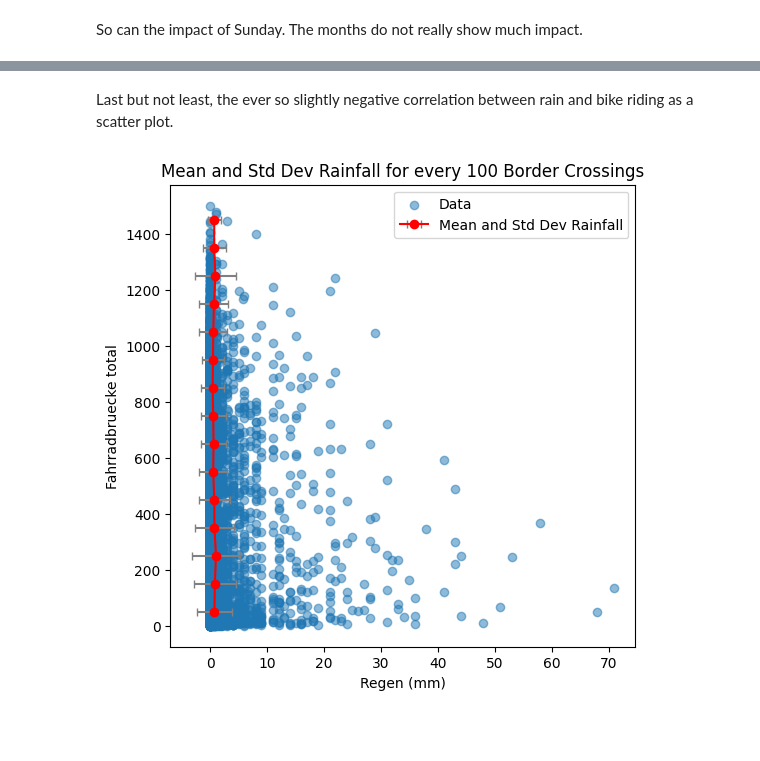
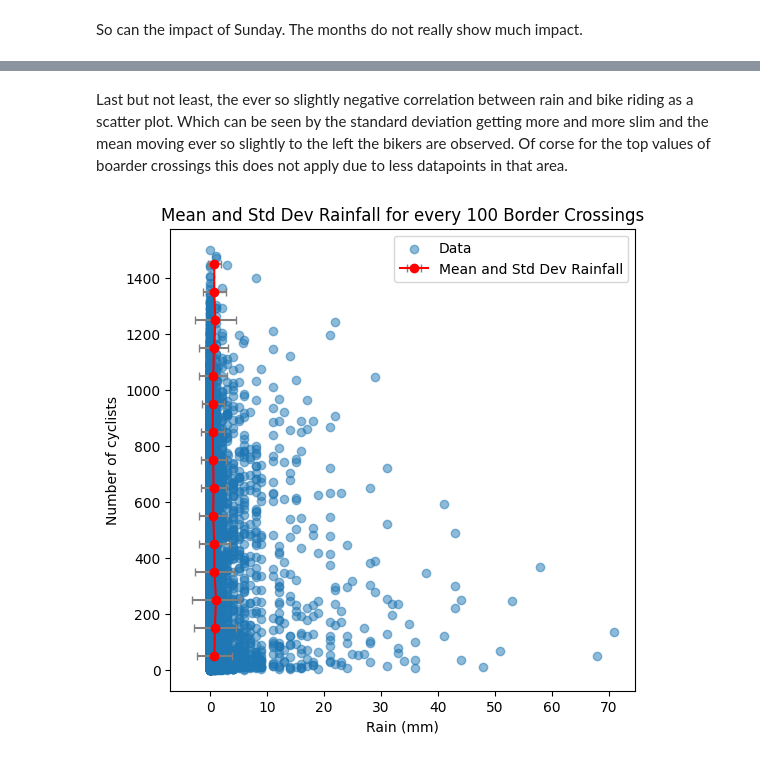
Before and after one commit to Waldleufer/2023-amse-data-engineering, a Jupyter notebook: project/report.ipynb, the cells around one changed output, grey strips where cells are left out. Saved outputs shown, nothing was run; the diff lists cells and outputs as text; code cells hidden in the pictures; blank space fills up the shorter version.

```diff
--- a/project/report.ipynb
+++ b/project/report.ipynb
@@ -340,0 +364,19 @@ plt.show()
+# %%
+# Create a new column representing the hour of the day
+df_merged['Hour of Day'] = df_merged['Start DateTime'].dt.hour
+
+# Group by 'Hour of Day' and calculate mean of 'Total Border Crossings'
+mean_border_crossings = df_merged.groupby('Hour of Day')['Temperatur (°C)'].mean()
+
+# Create the scatter plot
+plt.figure(figsize=(10, 6))
+plt.scatter(df_merged['Hour of Day'], df_merged['Temperatur (°C)'], alpha=0.5)
+plt.plot(mean_border_crossings.index, mean_border_crossings.values, color='red', marker='o')  # plot mean line
+
+plt.xlabel('Hour of Day (0 - 23)')
+plt.ylabel('Temperature (°C)')
+plt.title('Total Border Crossings at Different Times of the Day')
+plt.grid(True)
+
+plt.legend(['Temperature (°C)', 'Mean'])
+plt.show()
@@ -478,28 +522,28 @@ NameError: name 'np' is not defined
-# %% [markdown]
-Last but not least, the ever so slightly negative correlation between rain and bike riding as a scatter plot.
+# %% [markdown]
+Last but not least, the ever so slightly negative correlation between rain and bike riding as a scatter plot. Which can be seen by the standard deviation getting more and more slim and the mean moving ever so slightly to the left the bikers are observed. Of corse for the top values of boarder crossings this does not apply due to less datapoints in that area.
 # %%
 # Now plot the rain to boarder crossings
 # Define the bins
 bins = range(0, df_merged['Fahrradbruecke total'].max() + 100, 100)
 
 # Create a new column 'Binned Border Crossings' that categorizes 'Fahrradbruecke total' into bins
 df_merged['Binned Border Crossings'] = pd.cut(df_merged['Fahrradbruecke total'], bins, include_lowest=True, right=False)
 
 # Group by 'Binned Border Crossings' and calculate the mean and standard deviation of 'Regen (mm)'
 grouped_means = df_merged.groupby('Binned Border Crossings')['Regen (mm)'].mean()
 grouped_std = df_merged.groupby('Binned Border Crossings')['Regen (mm)'].std()
 
 plt.figure(figsize=(6,6))
 plt.scatter(df_merged['Regen (mm)'], df_merged['Fahrradbruecke total'], label='Data', alpha=0.5)
 
 # Add means and standard deviations as error bars
 plt.errorbar(grouped_means, range(50, df_merged['Fahrradbruecke total'].max(), 100),
              xerr=grouped_std, fmt='o-', color='red', ecolor='gray', capsize=3, label='Mean and Std Dev Rainfall')
 
-plt.xlabel('Regen (mm)')
-plt.ylabel('Fahrradbruecke total')
+plt.xlabel('Rain (mm)')
+plt.ylabel('Number of cyclists')
 plt.title('Mean and Std Dev Rainfall for every 100 Border Crossings')
 plt.legend()
 plt.show()
 # %% [output]
-[figure, old version]
+[figure, new version]
```
Also changed, not shown: parts of 18 cells of this notebook.
